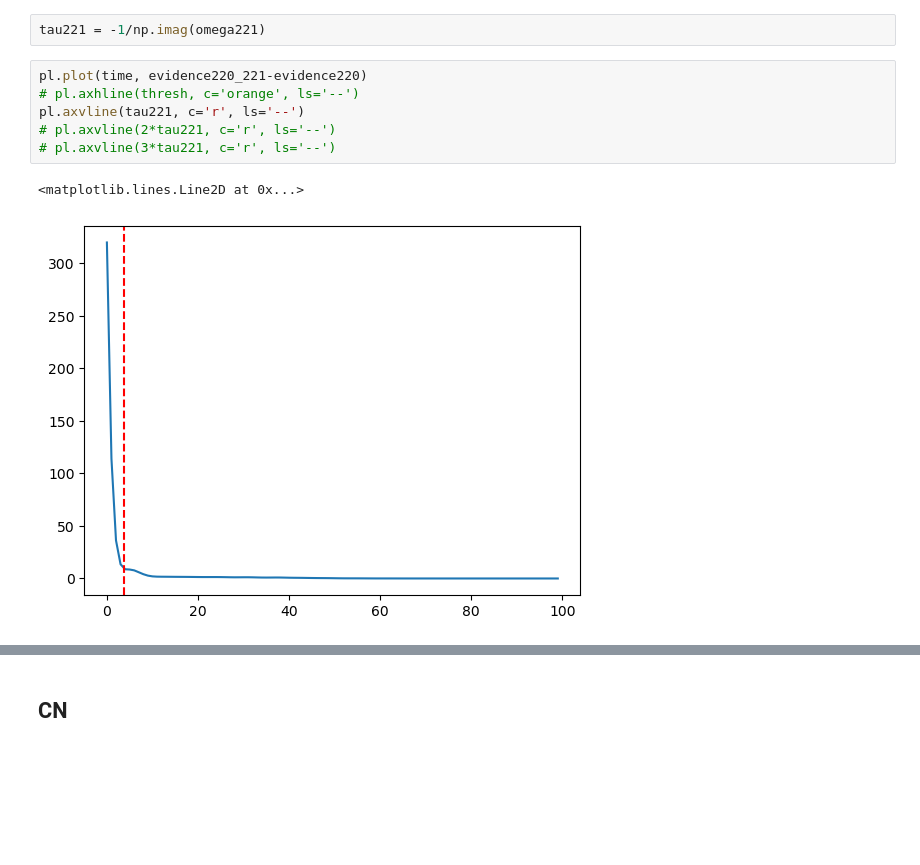
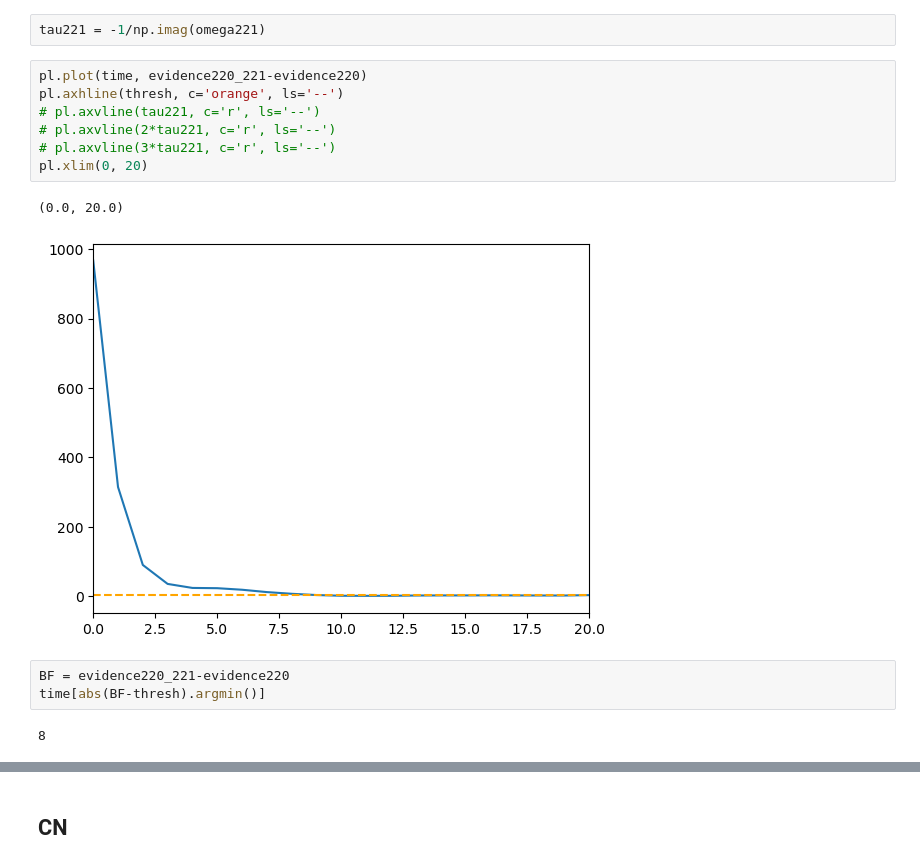
Before and after one commit to Lu-Neil/qnm_filter, a Jupyter notebook: code_demo/evidence_curve/221_EC_results.ipynb, the cells around one changed output, grey strips where cells are left out. Cells and saved outputs as stored; diff of their text form; blank space fills up the shorter version.

```diff
--- a/code_demo/evidence_curve/221_EC_results.ipynb
+++ b/code_demo/evidence_curve/221_EC_results.ipynb
@@ -19,12 +19,18 @@ omega221 = qnm.modes_cache(s=-2,l=2,m=2,n=1)(a=injected[1])[0]
 tau221 = -1/np.imag(omega221)
 # %%
 pl.plot(time, evidence220_221-evidence220)
-# pl.axhline(thresh, c='orange', ls='--')
-pl.axvline(tau221, c='r', ls='--')
+pl.axhline(thresh, c='orange', ls='--')
+# pl.axvline(tau221, c='r', ls='--')
 # pl.axvline(2*tau221, c='r', ls='--')
 # pl.axvline(3*tau221, c='r', ls='--')
+pl.xlim(0, 20)
 # %% [output]
-<matplotlib.lines.Line2D at 0x...>
+(0.0, 20.0)
-[figure, old version]
+[figure, new version]
+# %%
+BF = evidence220_221-evidence220
+time[abs(BF-thresh).argmin()]
+# %% [output]
+8
 # %%
 pl.plot(time, SNRtot)
```
Also changed, not shown: parts of 5 cells of this notebook, 8 other files.
